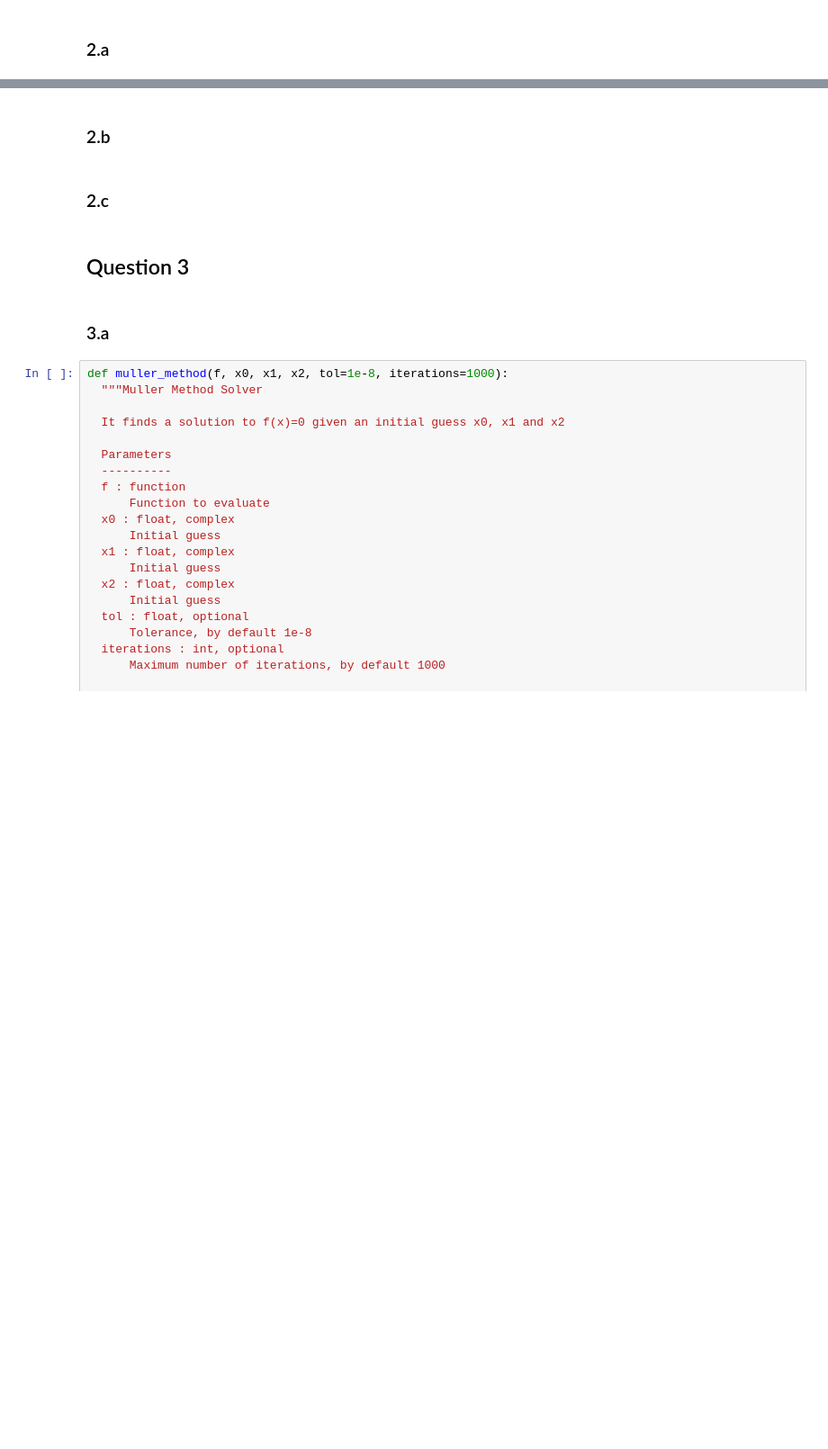
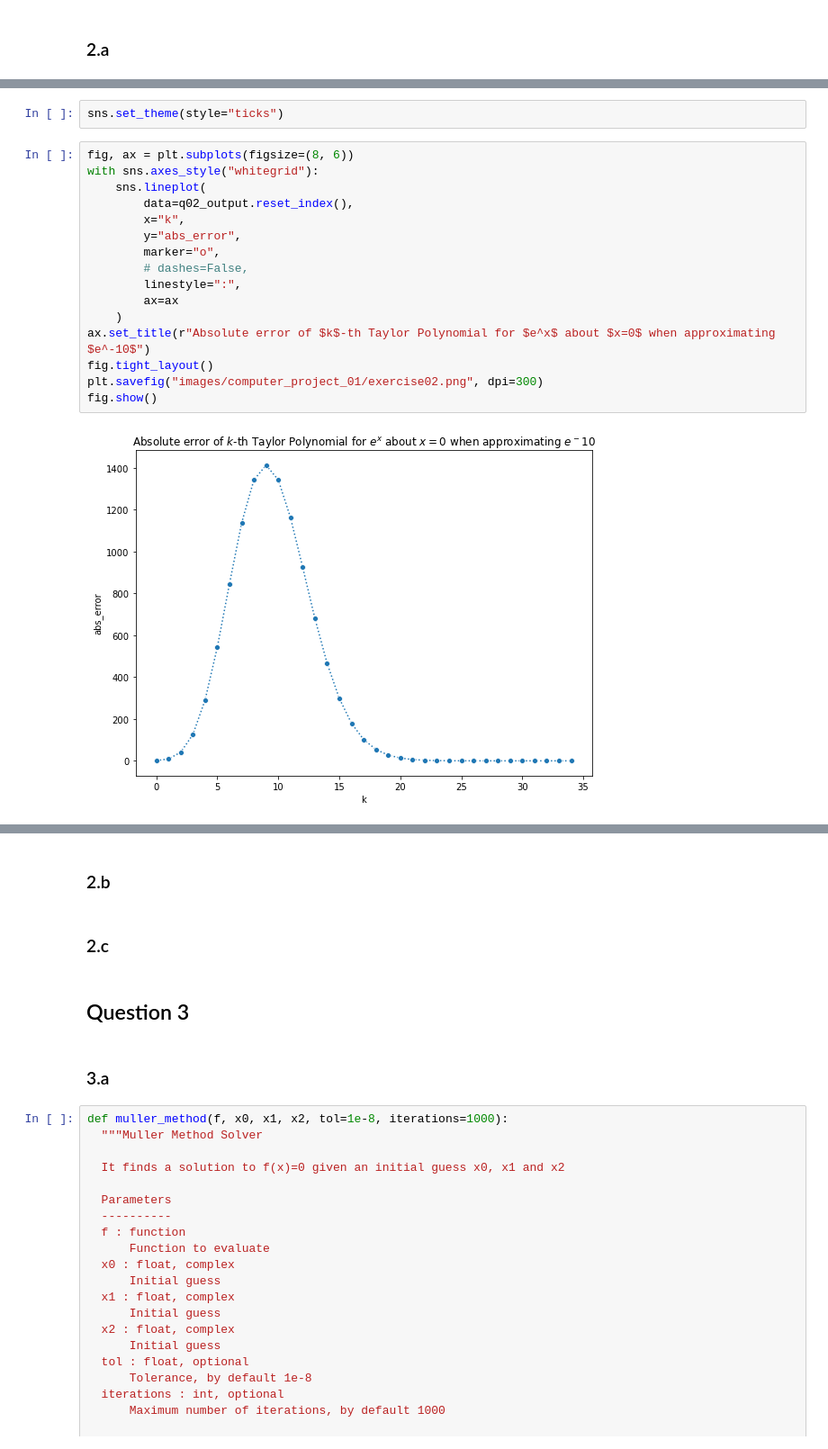
Before and after one commit to aoguedao/math685_numerical_analysis, a Jupyter notebook: assignments/computer-project-01.ipynb, the cells around one changed output, grey strips where cells are left out. Shown: that part at 90% size. Saved outputs shown, nothing was run; the diff lists cells and outputs as text; blank space fills up the shorter version.

```diff
--- a/assignments/computer-project-01.ipynb
+++ b/assignments/computer-project-01.ipynb
@@ -293,0 +333,20 @@ q02(x_02, tol_02)
+# %%
+sns.set_theme(style="ticks")
+# %%
+fig, ax = plt.subplots(figsize=(8, 6))
+with sns.axes_style("whitegrid"):
+    sns.lineplot(
+        data=q02_output.reset_index(),
+        x="k",
+        y="abs_error",
+        marker="o",
+        # dashes=False,
+        linestyle=":",
+        ax=ax
+    )
+ax.set_title(r"Absolute error of $k$-th Taylor Polynomial for $e^x$ about $x=0$ when approximating $e^-10$")
+fig.tight_layout()
+plt.savefig("images/computer_project_01/exercise02.png", dpi=300)
+fig.show()
+# %% [output]
+[figure, added]
```
Also changed, not shown: parts of 11 cells of this notebook, 1 other file.
